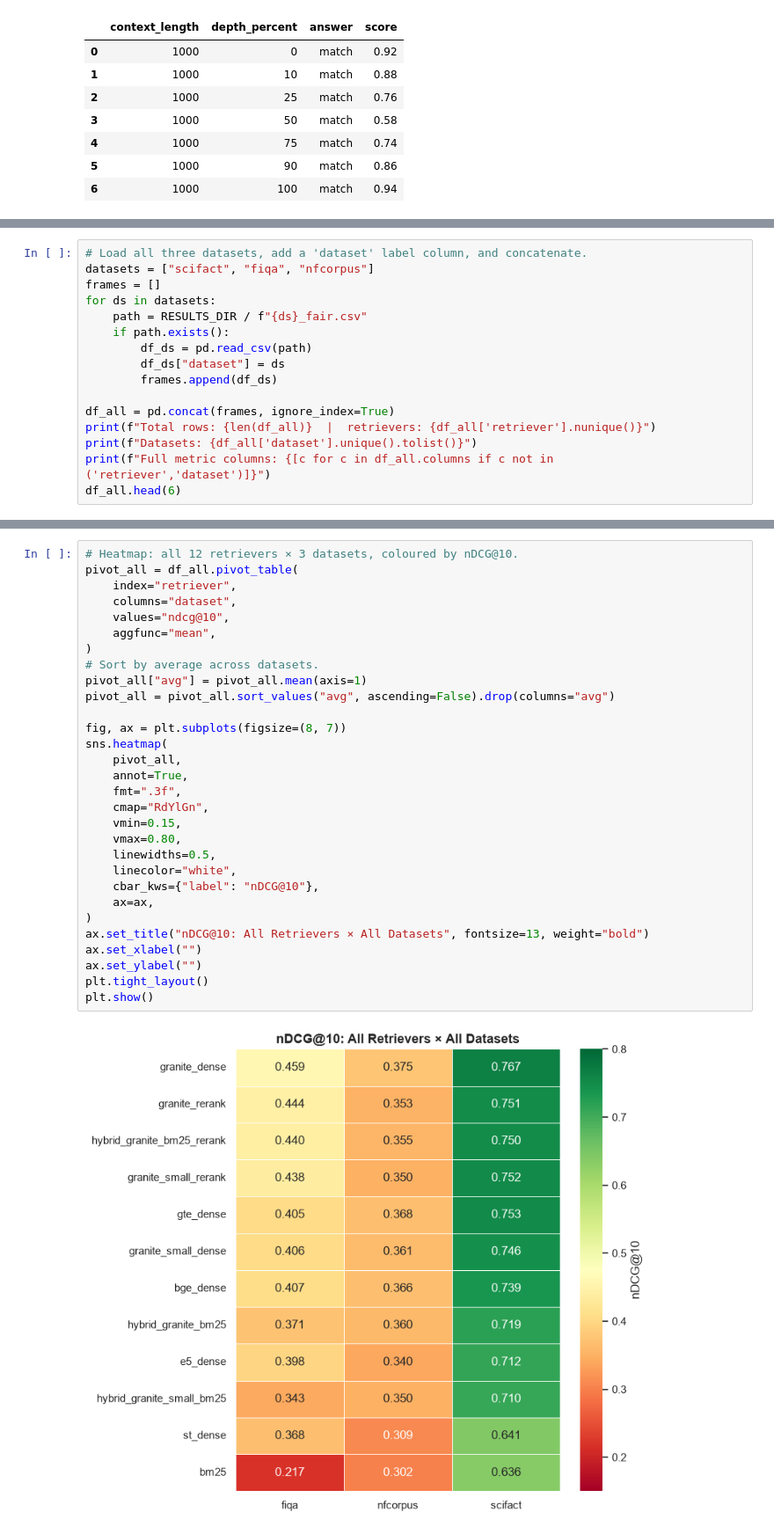
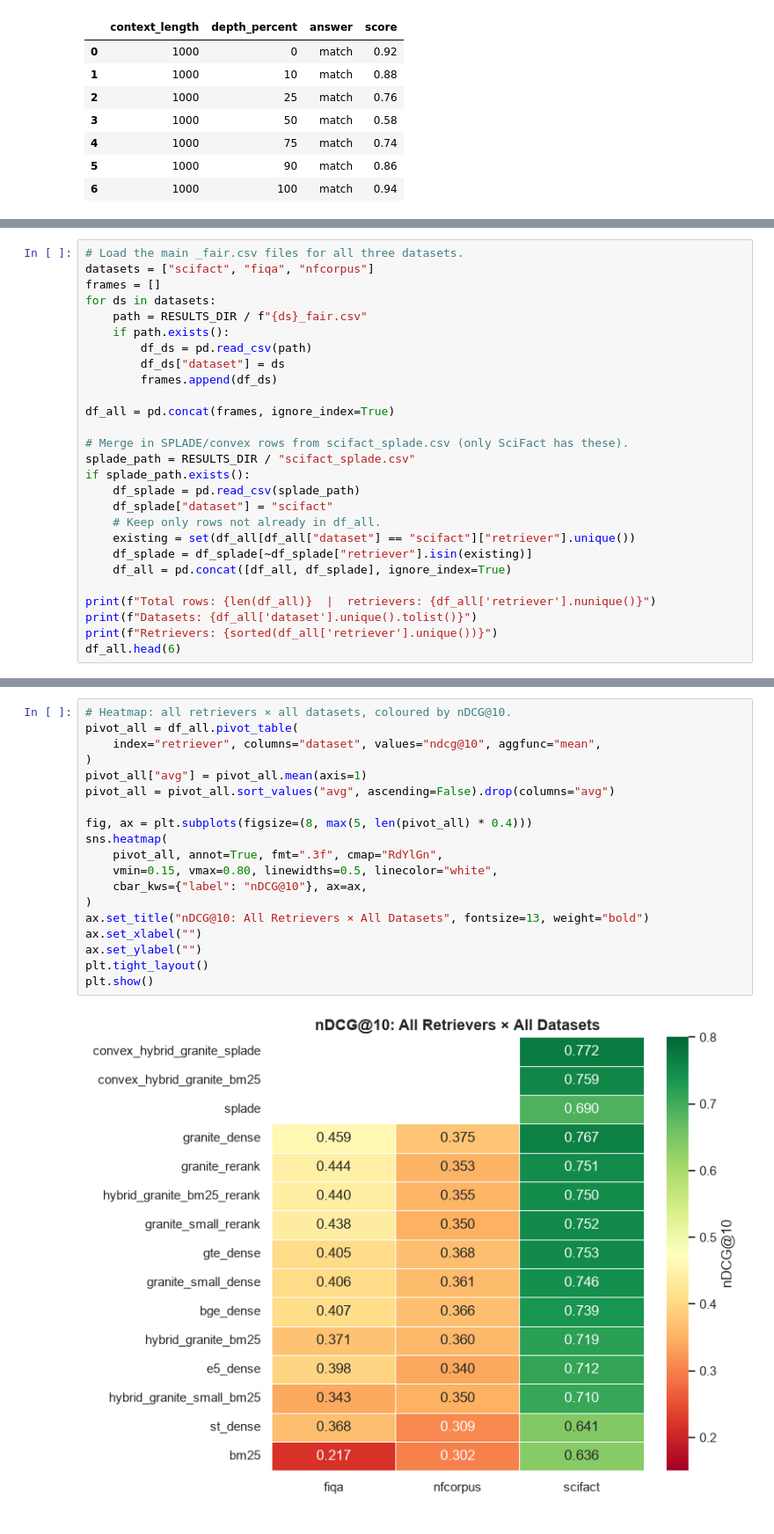
Before and after one commit to M1yanoShiho/IBM_Granite_Project, a Jupyter notebook: notebooks/01_visualize_heatmap.ipynb, the cells around one changed output, grey strips where cells are left out. Shown at 88% size. Cells and saved outputs as stored; diff of their text form.

Commit message:
feat: update visualization based on the new datasets

```diff
--- a/notebooks/01_visualize_heatmap.ipynb
+++ b/notebooks/01_visualize_heatmap.ipynb
@@ -120,5 +106,5 @@ Data from `results/{dataset}_fair.csv` (generated by `python -m eval.run_benchma
 # %%
-# Load all three datasets, add a 'dataset' label column, and concatenate.
+# Load the main _fair.csv files for all three datasets.
 datasets = ["scifact", "fiqa", "nfcorpus"]
 frames = []
 for ds in datasets:
@@ -129,8 +115,19 @@ for ds in datasets:
         frames.append(df_ds)
 
 df_all = pd.concat(frames, ignore_index=True)
+
+# Merge in SPLADE/convex rows from scifact_splade.csv (only SciFact has these).
+splade_path = RESULTS_DIR / "scifact_splade.csv"
+if splade_path.exists():
+    df_splade = pd.read_csv(splade_path)
+    df_splade["dataset"] = "scifact"
+    # Keep only rows not already in df_all.
+    existing = set(df_all[df_all["dataset"] == "scifact"]["retriever"].unique())
+    df_splade = df_splade[~df_splade["retriever"].isin(existing)]
+    df_all = pd.concat([df_all, df_splade], ignore_index=True)
+
 print(f"Total rows: {len(df_all)}  |  retrievers: {df_all['retriever'].nunique()}")
 print(f"Datasets: {df_all['dataset'].unique().tolist()}")
-print(f"Full metric columns: {[c for c in df_all.columns if c not in ('retriever','dataset')]}")
+print(f"Retrievers: {sorted(df_all['retriever'].unique())}")
 df_all.head(6)
 # %% [output]
@@ -182,32 +186,21 @@ plt.show()
 # %%
-# Heatmap: all 12 retrievers × 3 datasets, coloured by nDCG@10.
+# Heatmap: all retrievers × all datasets, coloured by nDCG@10.
 pivot_all = df_all.pivot_table(
-    index="retriever",
-    columns="dataset",
-    values="ndcg@10",
-    aggfunc="mean",
+    index="retriever", columns="dataset", values="ndcg@10", aggfunc="mean",
 )
-# Sort by average across datasets.
 pivot_all["avg"] = pivot_all.mean(axis=1)
 pivot_all = pivot_all.sort_values("avg", ascending=False).drop(columns="avg")
 
-fig, ax = plt.subplots(figsize=(8, 7))
+fig, ax = plt.subplots(figsize=(8, max(5, len(pivot_all) * 0.4)))
 sns.heatmap(
-    pivot_all,
-    annot=True,
-    fmt=".3f",
-    cmap="RdYlGn",
-    vmin=0.15,
-    vmax=0.80,
-    linewidths=0.5,
-    linecolor="white",
-    cbar_kws={"label": "nDCG@10"},
-    ax=ax,
+    pivot_all, annot=True, fmt=".3f", cmap="RdYlGn",
+    vmin=0.15, vmax=0.80, linewidths=0.5, linecolor="white",
+    cbar_kws={"label": "nDCG@10"}, ax=ax,
 )
 ax.set_title("nDCG@10: All Retrievers × All Datasets", fontsize=13, weight="bold")
 ax.set_xlabel("")
 ax.set_ylabel("")
 plt.tight_layout()
 plt.show()
 # %% [output]
-[figure, old version]
+[figure, new version]
```
Also changed, not shown: parts of 15 cells of this notebook, 2 other files.
